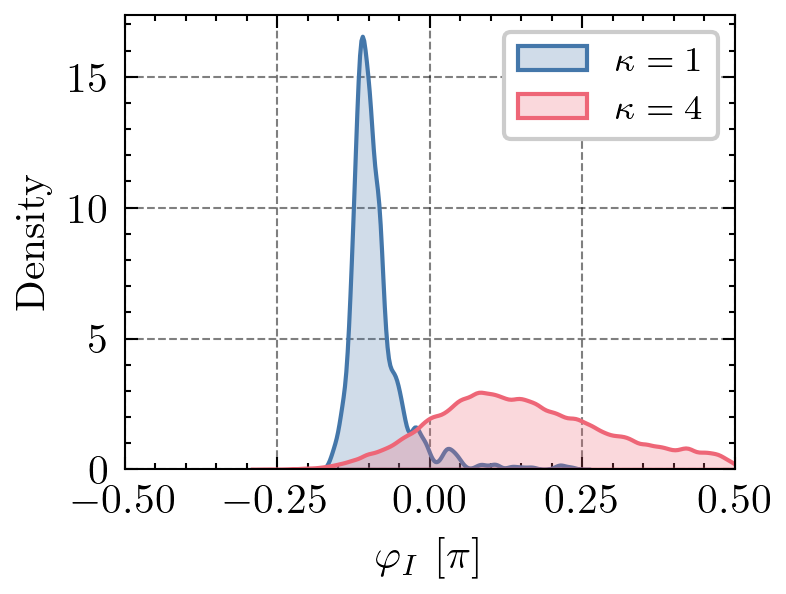
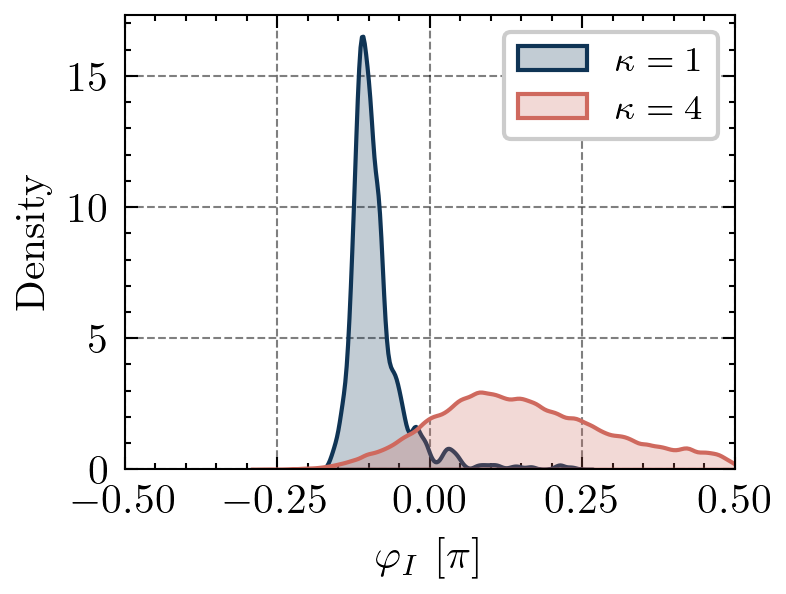
The change to this notebook cell's code, shown as a diff; its figure went from the first image to the second:
--- before
+++ after
@@ -3,6 +3,6 @@
 scale   = 0.75
 _       = fig.set_size_inches(w * scale, h * scale)
-ax      = sns.kdeplot(np.array(phase_lags[-1]), ax=ax, fill=True, label='$\\kappa = 1$')
-ax      = sns.kdeplot(np.array([phase_lags[i] for i in index_vals]).flatten(), ax=ax, fill=True, label='$\\kappa = 4$')
+ax      = sns.kdeplot(np.array(phase_lags[-1]), ax=ax, fill=True, label='$\\kappa = 1$', color=cmaps.lipari(0.1))
+ax      = sns.kdeplot(np.array([phase_lags[i] for i in index_vals]).flatten(), ax=ax, fill=True, label='$\\kappa = 4$', color=cmaps.lipari(0.6))
 _       = ax.set_xlim(-0.5,0.5)
 _       = ax.set_xlabel("$\\varphi_{I}~[\mathrm{\pi}]$")

Commit: .